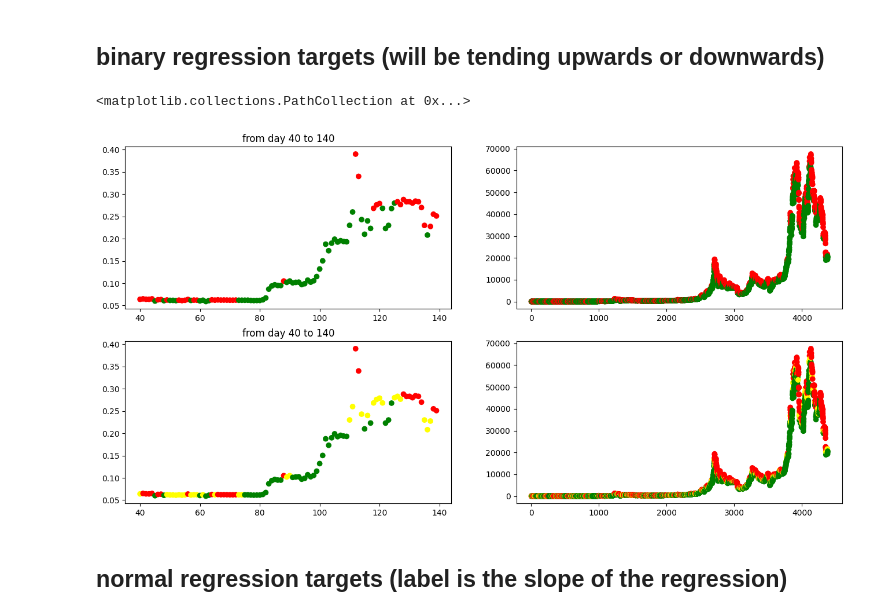
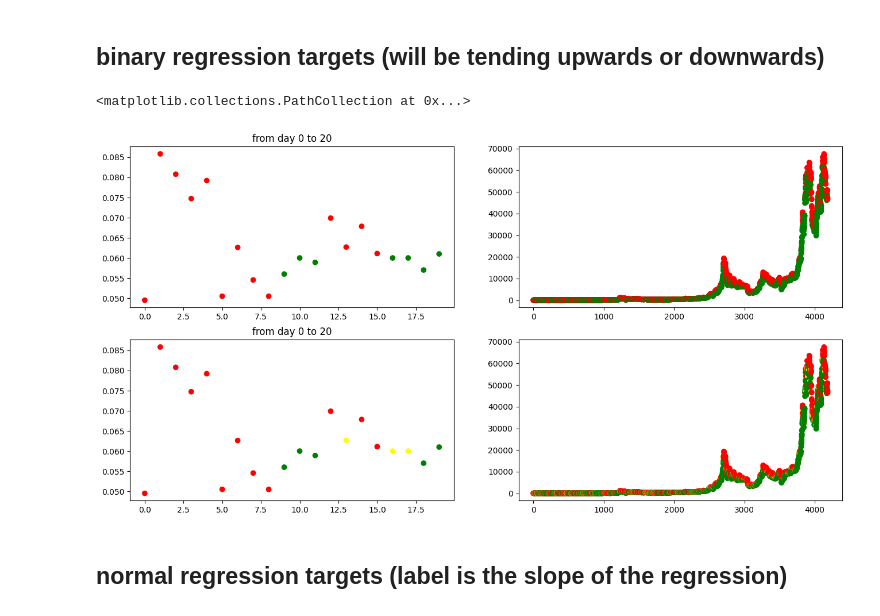
Before and after one commit to Marci0707/CryptoPredictions, a Jupyter notebook: useful_notebooks/regression_target.ipynb, the cells around one changed output. Saved outputs shown, nothing was run; the diff lists cells and outputs as text; code cells hidden in the pictures.

```diff
--- a/useful_notebooks/regression_target.ipynb
+++ b/useful_notebooks/regression_target.ipynb
@@ -4,19 +4,21 @@ import pandas as pd
 import _preprocessing
 import importlib
 importlib.reload(_preprocessing)
-prices = pd.read_csv('../cryptoCompareData/btc_prices.csv')[['close']]
-
+prices = pd.read_csv('../cryptoCompareData/btc_prices.csv')[['close','time']]
+prices = _preprocessing.CryptoCompareReader('btc', '../splits/train', drop_na_subset=['close'], add_time_columns=True,
+                                                  drop_last=True).read()
 
 prices['close_pct_changes'] = prices['close'].pct_change()*100
 
-two_classes_gen = _preprocessing.LinearCoefficientTargetGenerator(source_column_name='close',regression_for_days_ahead=10,classifier_borders=(0.0,),result_column_name='y_classes_2')
+two_classes_gen = _preprocessing.LinearCoefficientTargetGenerator(source_column_name='close',regression_for_days_ahead=5,classifier_borders=(0.0,),result_column_name='y_classes_2_target',window_size=10)
 
 three_classes_gen = _preprocessing.LinearCoefficientTargetGenerator(source_column_name='close'
-                                                                    ,regression_for_days_ahead=10
-                                                                    ,classifier_borders=(-0.15,0.15)
-                                                                    ,result_column_name='y_classes_3')
+                                                                    ,regression_for_days_ahead=5
+                                                                    ,classifier_borders=(-0.20,0.20)
+                                                                    ,result_column_name='y_classes_3_target',window_size=10)
 
 prices = two_classes_gen.fit_transform(prices)
 prices = three_classes_gen.fit_transform(prices)
-prices.head(10)
+prices = prices.fillna(0)
+prices.head(20)
 # %% [output]
@@ -36,26 +45,26 @@ prices.head(10)
 # %%
 import matplotlib.pyplot as plt
 import matplotlib
 
 fig,axes = plt.subplots(ncols=2,nrows=2,figsize=(16,8))
 
 colors = ['red','yellow','green']
 x = prices.index.tolist()
 y = prices.close.values
-label_2 = prices.y_classes_2.values
-show_from = 40
-show_to = 140#len(x)
+label_2 = prices.y_classes_2_target.values
+show_from = 0
+show_to = 20#len(x)
 axes[0][0].scatter(x[show_from:show_to], y[show_from:show_to], c=label_2[show_from:show_to], cmap=matplotlib.colors.ListedColormap(colors))
 axes[0][0].set_title(f'from day {show_from} to {show_to}')
 axes[0][1].scatter(x, y, c=label_2, cmap=matplotlib.colors.ListedColormap(colors))
 
-label_3 = prices.y_classes_3.values
+label_3 = prices.y_classes_3_target.values
 axes[1][0].scatter(x[show_from:show_to], y[show_from:show_to], c=label_3[show_from:show_to], cmap=matplotlib.colors.ListedColormap(colors))
 axes[1][0].set_title(f'from day {show_from} to {show_to}')
 axes[1][1].scatter(x, y, c=label_3, cmap=matplotlib.colors.ListedColormap(colors))
 # %% [output]
 <matplotlib.collections.PathCollection at 0x...>
-[figure, old version]
+[figure, new version]
 # %% [markdown]
 ## normal regression targets (label is the slope of the regression)
 # %%
```
Also changed, not shown: parts of 7 cells of this notebook, 12 other files.
